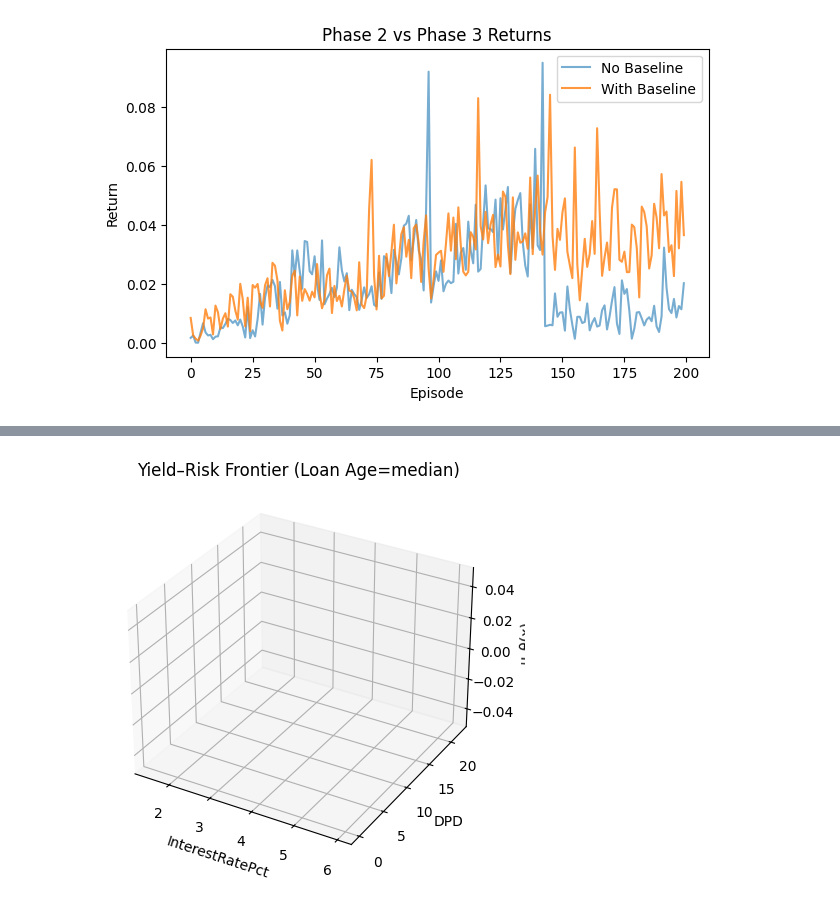
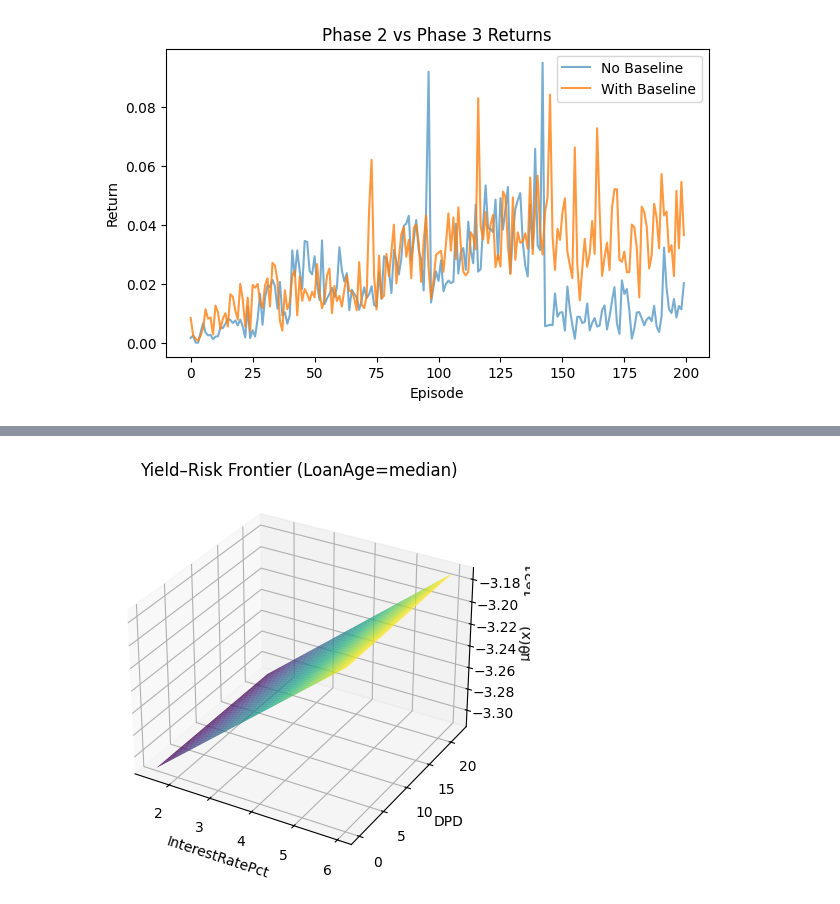
Before and after one commit to anujpanwarma2024/Summer-Project-1, a Jupyter notebook: RLEndTermProject.ipynb, the cells around one changed output, grey strips where cells are left out. Drawn from its saved outputs; the diff is of its cells as text; code cells hidden in the pictures.

```diff
--- a/RLEndTermProject.ipynb
+++ b/RLEndTermProject.ipynb
@@ -233,63 +231,47 @@ plt.show()
 # %%
 import numpy as np
-import pandas as pd
 import matplotlib.pyplot as plt
 from scipy.stats import norm
 
-# --- 1. Off‐Policy Evaluation (IPS) ---
-# Draw 1000 held‐out contexts
-df_eval = df.sample(200, random_state=42).reset_index(drop=True)
+# 1) IPS Estimate
+n_eval = min(1000, len(df))
+df_eval = df.sample(n_eval, replace=True, random_state=0)
+ips_vals = []
+for _, row in df_eval.iterrows():
+    x     = extract_context(row)
+    a_log = np.random.rand()
+    r     = a_log * (row['InterestRatePct']/100.0)
+    mu    = w4.dot(x)
+    p_t   = norm.pdf(a_log, loc=mu, scale=sigma)
+    p_t   = max(p_t, 1e-8)
+    ips_vals.append(r * p_t)
+print(f"IPS Estimate: {np.mean(ips_vals):.4f}")
 
-ips_estimates = []
-for _, row in df_eval.iterrows():
-    x = extract_context(row)
-    # 1) Sample an action under the *logging* policy (uniform[0,1])
-    a_log = np.random.rand()
-    # 2) Compute reward that action would’ve gotten
-    r = a_log * (row['InterestRatePct']/100.0)
-    # 3) Compute densities under target policy πθ (Gaussian) and logging (uniform)
-    mu = w4.dot(x)
-    p_target = norm.pdf(a_log, loc=mu, scale=sigma)        # πθ(a|x)
-     p_target = max(p_target, 1e-8)    # floor it
-    ips_estimates.append(r * p_target)
-ips_value = np.mean(ips_estimates)
-print("IPS Estimate:", ips_value)
-    p_logging = 1.0                                        # uniform on [0,1]
-    # 4) IPS weight
-    ips_estimates.append(r * (p_target / p_logging))
-
-ips_value = np.mean(ips_estimates)
-print(f"IPS Estimate of Expected Return: {ips_value:.4f}")
-
-# --- 2. Return vs. Violation Trade‐off Scatter ---
+# 2) Return vs. Violations (first 200)
 plt.figure(figsize=(4,4))
-plt.scatter(violations4, returns4, alpha=0.3, s=10, color='teal')
-plt.xlabel("Violations per Episode")
-plt.ylabel("Episode Return")
-plt.title("Return vs. Violations (Phase 4)")
+plt.scatter(violations4, returns4, alpha=0.4, s=20, color='teal')
+plt.title("Phase 4: Return vs. Violations")
+plt.xlabel("Violations"); plt.ylabel("Return")
 plt.show()
 
-# --- 3. Yield–Risk Frontier Surface Plot ---
-# Fix Loan Age at its median; vary InterestRatePct and DPD
-grid_size = 50
-irp = np.linspace(df['InterestRatePct'].min(), df['InterestRatePct'].max(), grid_size)
-dpd = np.linspace(df['DPD'].min(), df['DPD'].max(), grid_size)
+# 3) Yield–Risk Frontier
+grid = 50
+irp = np.linspace(df['InterestRatePct'].min(), df['InterestRatePct'].max(), grid)
+dpd = np.linspace(df['DPD'].min(), df['DPD'].max(), grid)
 LA_med = df['Loan Age'].median()
+IR, D = np.meshgrid(irp, dpd)
+MU = np.zeros_like(IR, dtype=np.float32)
 
-IR, D = np.meshgrid(irp, dpd)
-MU = np.zeros_like(IR)
+for i in range(grid):
+    for j in range(grid):
+        x = np.array([IR[i,j], D[i,j], LA_med], dtype=np.float32)
+        MU[i,j] = w4.dot(x)
 
-for i in range(grid_size):
-    for j in range(grid_size):
-        x = np.array([IR[i,j], D[i,j], LA_med], dtype=np.float32)
-        MU[i,j] = w4.dot(x)  # policy mean allocation
-
+from mpl_toolkits.mplot3d import Axes3D
 fig = plt.figure(figsize=(6,5))
-ax = fig.add_subplot(111, projection='3d')
+ax  = fig.add_subplot(111, projection='3d')
 ax.plot_surface(IR, D, MU, cmap='viridis', edgecolor='none')
-ax.set_xlabel("InterestRatePct")
-ax.set_ylabel("DPD")
-ax.set_zlabel("μ_θ(x)")
-ax.set_title("Yield–Risk Frontier (Loan Age=median)")
+ax.set_title("Yield–Risk Frontier (LoanAge=median)")
+ax.set_xlabel("InterestRatePct"); ax.set_ylabel("DPD"); ax.set_zlabel("μθ(x)")
 plt.show()
 # %% [output]
@@ -298 +280 @@ IPS Estimate of Expected Return: nan
-[figure, old version]
+[figure, new version]
```
Also changed, not shown: parts of 2 cells of this notebook.
